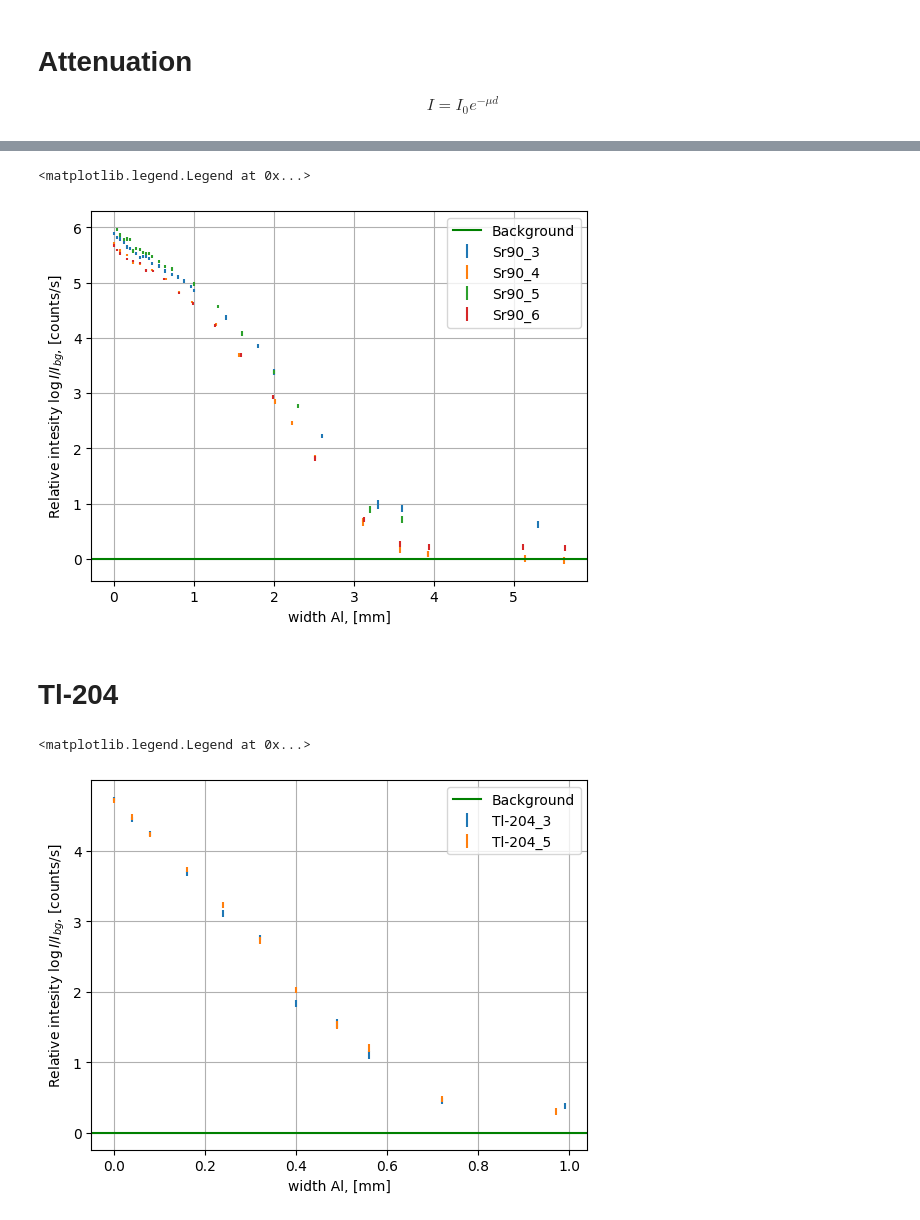
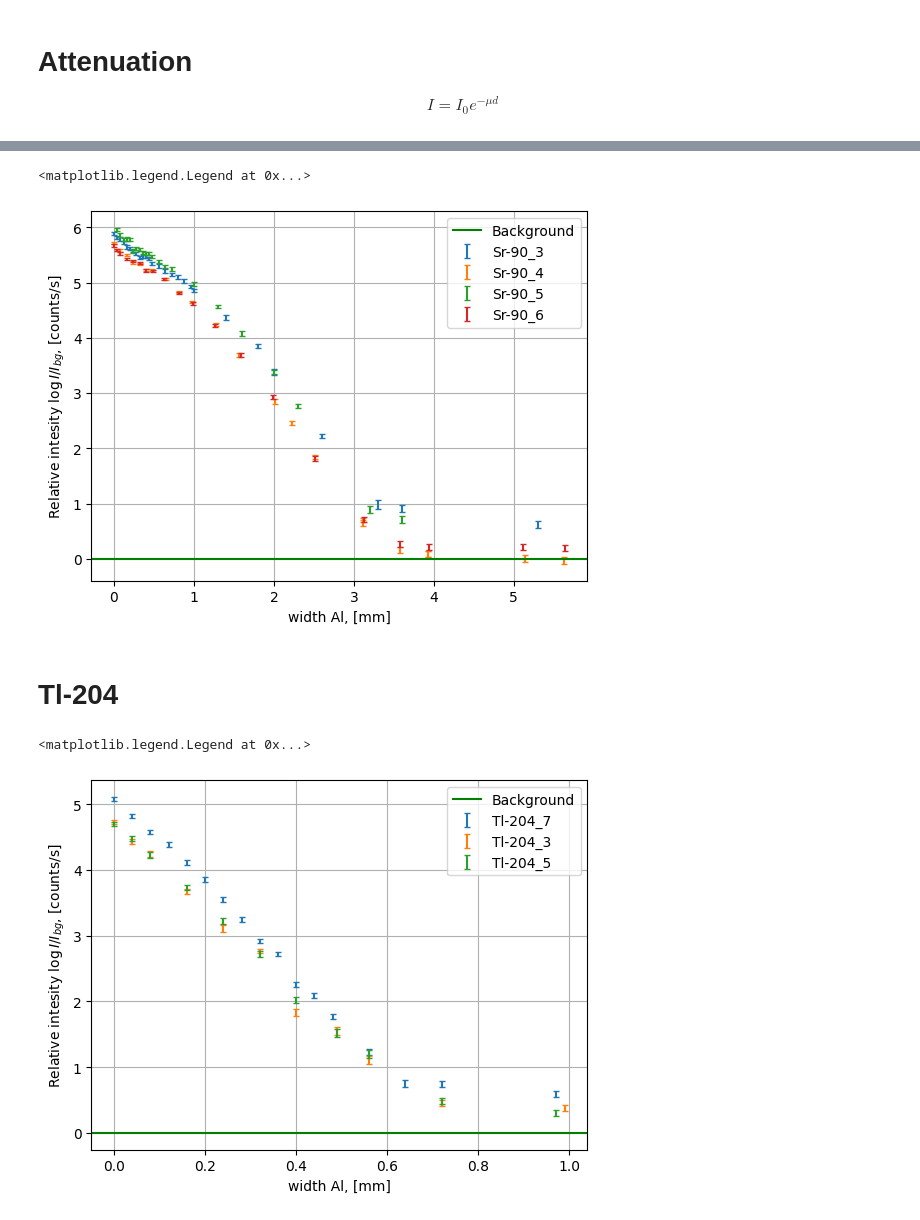
Before and after one commit to evgeny-kolonsky/Lab4_Nuclear, a Jupyter notebook: Lab4_beta_attenuation.ipynb, the cells around one changed output, grey strips where cells are left out. Drawn from its saved outputs; the diff is of its cells as text; code cells hidden in the pictures.

```diff
--- a/Lab4_beta_attenuation.ipynb
+++ b/Lab4_beta_attenuation.ipynb
@@ -19,39 +19,3 @@ I_background = 0.29 # counts /s
 # %% [markdown]
 # Attenuation
 $$I = I_0 e^{-\mu d}$$
-# %%
-# station 1
-# Sr-90-6
-measurements = '''
-3.13 473 800
-2.51 713 400
-1.99 544 100
-1.59 694 60
-1.26 1196 60
-0.99 1775 60
-0.81 2143 60
-0.63 2735 60
-0.49 3166 60
-0.400 1611 30
-0.320 1834 30
-0.240 1908 30
-0.160 1978 30
-0.080 2189 30
-0.040 2328 30
-0 2522 30
-3.94 360 1000
-'''
-data = np.genfromtxt(measurements.splitlines())
-d1, counts, time = data.T
-delta = 1/np.sqrt(counts) # relative error
-I = counts / time
-I_rel1 = I / I_background # relative
-I_err = delta * I_rel1
-log_I_rel1 = I_err / I_rel1 # error of log
-
-plt.errorbar(d1, np.log(I_rel1), yerr=log_I_rel1, linestyle='', label='Sr-90-6')
-plt.xlabel('width Al, [mm]')
-plt.ylabel(r'Relative intesity $\log I/I_{bck}$, [counts/s]')
-plt.axhline(0, color='green', label='Background')
-plt.grid()
-plt.legend();
@@ -121,7 +35,7 @@ for num in [3,4,5, 6]:
   I_err = delta * I_rel
   log_I_rel = I_err / I_rel # error of log
 
-  plt.errorbar(d, np.log(I_rel), yerr=log_I_rel, linestyle='', label=f'Sr90_{num}')
+  plt.errorbar(d, np.log(I_rel), yerr=log_I_rel, linestyle='', capsize=2, label=f'Sr-90_{num}')
 
 plt.axhline(0, color='green', label='Background')
 plt.xlabel('width Al, [mm]')
@@ -130,32 +44,32 @@ plt.grid()
 plt.legend()
 # %% [output]
 <matplotlib.legend.Legend at 0x...>
-[figure, old version]
+[figure, new version]
 # %% [markdown]
 # Tl-204
 # %%
 # station 1
 # Tl-204-3
 # shelf 3
 # label down
 URL = 'https://raw.githubusercontent.com/tphlabs/data/main/Lab4_Nuclear/2023_12_28/'
-for num in [3, 5]:
+for num in [7, 3, 5]:
   filename = f'Tl-204_{num}.txt'
-  data = np.genfromtxt(filename)
+  data = np.genfromtxt( filename)
   d, counts, time = data.T
   delta = 1/np.sqrt(counts) # relative error
   I = counts / time
   I_rel = I / I_background # relative
   I_err = delta * I_rel
   log_I_rel = I_err / I_rel # error of log
 
-  plt.errorbar(d, np.log(I_rel), yerr=log_I_rel, linestyle='', label=f'Tl-204_{num}')
+  plt.errorbar(d, np.log(I_rel), yerr=log_I_rel, linestyle='', capsize=2, label=f'Tl-204_{num}')
 
 plt.axhline(0, color='green', label='Background')
 plt.xlabel('width Al, [mm]')
 plt.ylabel(r'Relative intesity $\log I/I_{bg}$, [counts/s]')
 plt.grid()
 plt.legend()
 # %% [output]
 <matplotlib.legend.Legend at 0x...>
-[figure, old version]
+[figure, new version]
```
Also changed, not shown: parts of 10 cells of this notebook.
